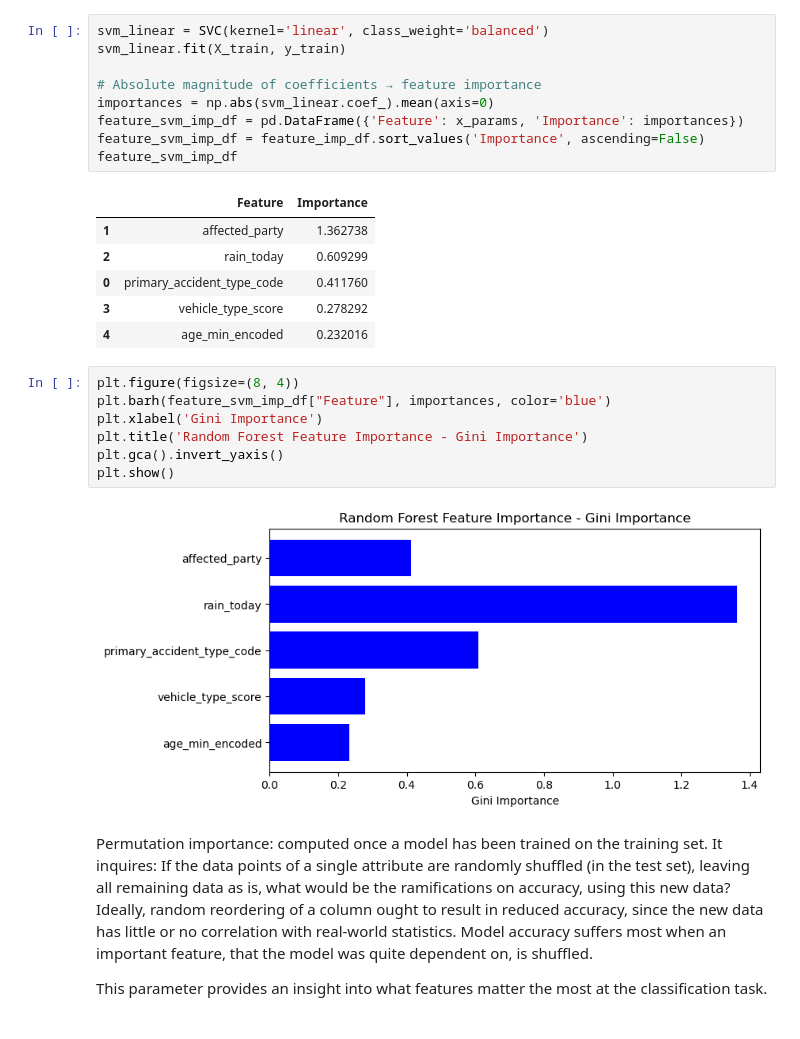
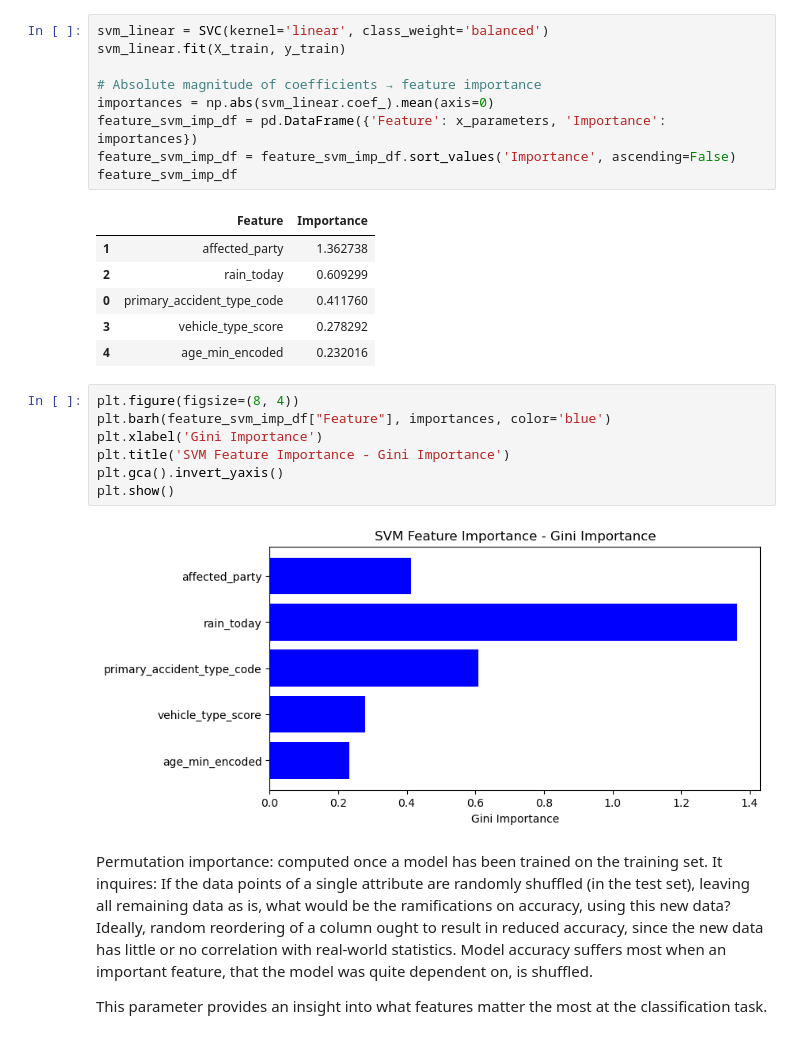
Before and after one commit to mattcg/msc-ai-dylan-group-1, a Jupyter notebook: 3c_SVM_LucaDeGabriele.ipynb, the cells around one changed output. Cells and saved outputs as stored; diff of their text form.

```diff
--- a/3c_SVM_LucaDeGabriele.ipynb
+++ b/3c_SVM_LucaDeGabriele.ipynb
@@ -788,8 +788,8 @@ svm_linear.fit(X_train, y_train)
 
 # Absolute magnitude of coefficients → feature importance
 importances = np.abs(svm_linear.coef_).mean(axis=0)
-feature_svm_imp_df = pd.DataFrame({'Feature': x_params, 'Importance': importances})
-feature_svm_imp_df = feature_imp_df.sort_values('Importance', ascending=False)
+feature_svm_imp_df = pd.DataFrame({'Feature': x_parameters, 'Importance': importances})
+feature_svm_imp_df = feature_svm_imp_df.sort_values('Importance', ascending=False)
 feature_svm_imp_df
 # %% [output]
 |  | Feature | Importance |
@@ -801,12 +801,12 @@ feature_svm_imp_df
 # %%
 plt.figure(figsize=(8, 4))
 plt.barh(feature_svm_imp_df["Feature"], importances, color='blue')
 plt.xlabel('Gini Importance')
-plt.title('Random Forest Feature Importance - Gini Importance')
+plt.title('SVM Feature Importance - Gini Importance')
 plt.gca().invert_yaxis()
 plt.show()
 # %% [output]
-[figure, old version]
+[figure, new version]
 # %% [markdown]
 Permutation importance: computed once a model has been trained on the training set. It inquires: If the data points of a single attribute are randomly shuffled (in the test set), leaving all remaining data as is, what would be the ramifications on accuracy, using this new data? Ideally, random reordering of a column ought to result in reduced accuracy, since the new data has little or no correlation with real-world statistics. Model accuracy suffers most when an important feature, that the model was quite dependent on, is shuffled.
 
```
Also changed, not shown: parts of 11 cells of this notebook.
